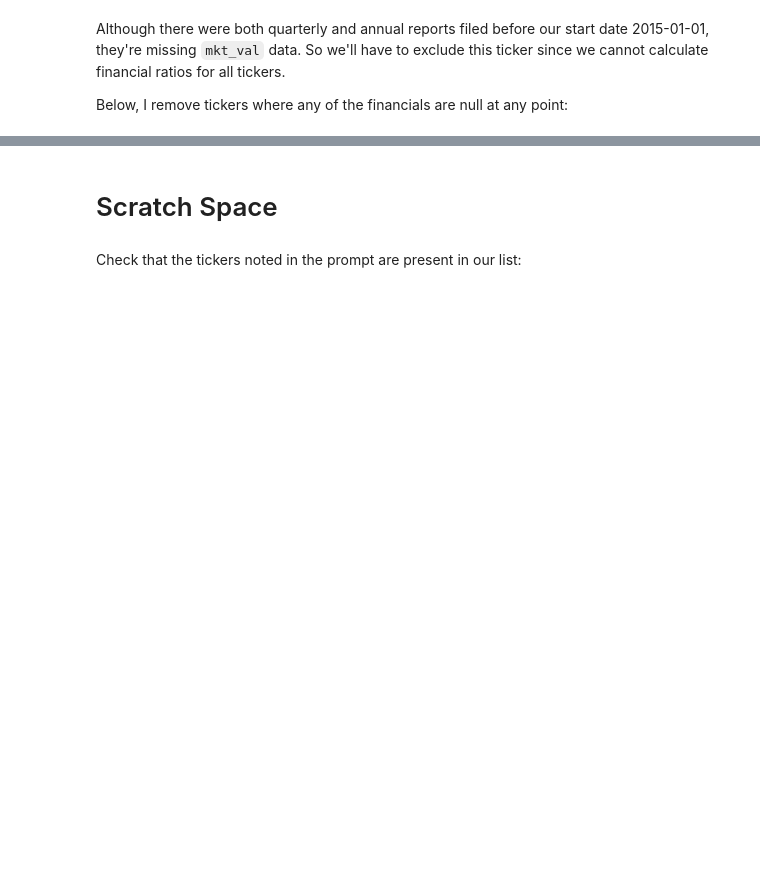
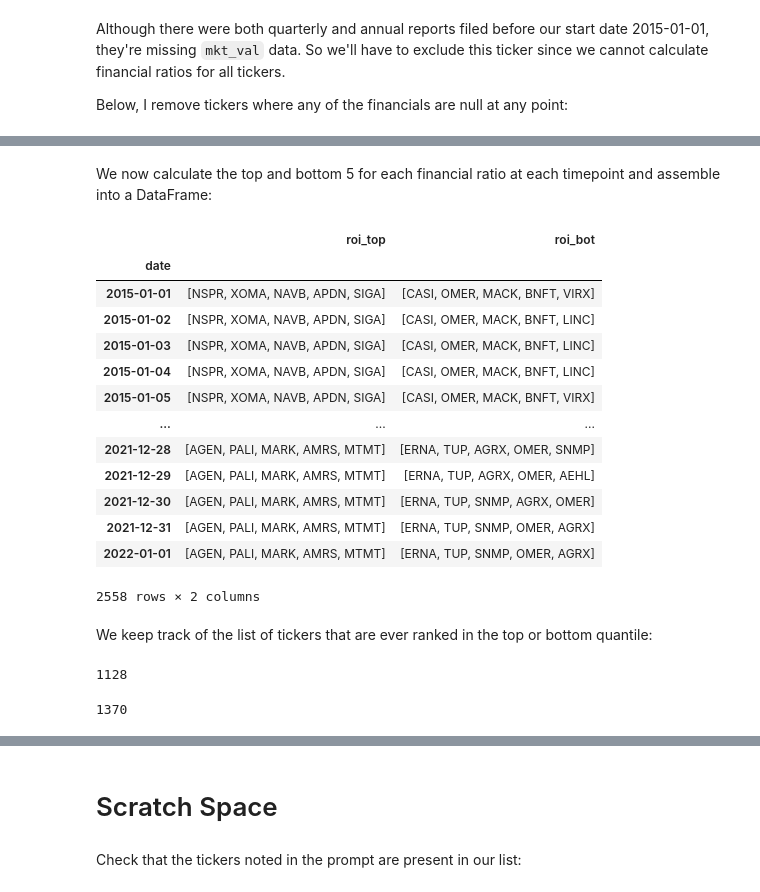
Before and after one commit to ethho/finm-33150, a Jupyter notebook: 20230126_hw3_ho_ethan_12350006.ipynb, the cells around one changed output, grey strips where cells are left out. Saved outputs shown, nothing was run; the diff lists cells and outputs as text; code cells hidden in the pictures; blank space fills up the shorter version.

```diff
--- a/20230126_hw3_ho_ethan_12350006.ipynb
+++ b/20230126_hw3_ho_ethan_12350006.ipynb
@@ -620,6 +621,10 @@ def get_all_fin_ratios(tickers=None) -> pd.DataFrame:
 # %%
 %%time
 
-# df = get_all_fin_ratios(tickers=['ASH', 'VTOL', 'ISUN', 'VIVO'])
-df = get_all_fin_ratios(tickers=['ASH', 'VTOL', 'ISUN', 'VIVO'])
+df = (
+    get_all_fin_ratios(tickers=None)
+    # get_all_fin_ratios(tickers=['ASH', 'VTOL', 'ISUN', 'VIVO'])
+    .set_index(['level_0', 'date'])
+    .sort_index()
+)
 # %% [output]
@@ -696,0 +707,19 @@ print(f"{len(null_financials)} tickers have some null value for at least one fin
+# %%
+def get_quantiles(in_df, by='roi', n=5):
+    ratio = by
+
+    def get_ranked_for_date(in_df):
+        df = in_df.sort_values(ratio, ascending=False)
+        top_n = df['ticker'].iloc[:n].tolist()
+        bot_n = df['ticker'].iloc[::-1].iloc[:n].tolist()
+        return (top_n, bot_n)
+
+    def get_ratio_ranked(in_df):
+        ratio_ranked = in_df.groupby('date')[['ticker', ratio]].apply(get_ranked_for_date)
+        return ratio_ranked
+
+    return get_ratio_ranked(in_df)
+
+df_no_idx = df.reset_index().drop(columns=['level_0']).sort_values(by='date')
+quantiles_roi = get_quantiles(df_no_idx, by='roi', n=5)
+quantiles_roi
@@ -696,0 +760,23 @@ print(f"{len(null_financials)} tickers have some null value for at least one fin
+# %% [markdown]
+We now calculate the top and bottom 5 for each financial ratio at each timepoint and assemble into a DataFrame:
+# %%
+quantiles = pd.DataFrame(
+    data=quantiles_roi.values.tolist(),
+    index=quantiles_roi.index,
+    columns=['roi_top', 'roi_bot'])
+quantiles
+# %% [output]
+|  | roi_top | roi_bot |
+| date |  |  |
+| 2015-01-01 | [NSPR, XOMA, NAVB, APDN, SIGA] | [CASI, OMER, MACK, BNFT, VIRX] |
+| 2015-01-02 | [NSPR, XOMA, NAVB, APDN, SIGA] | [CASI, OMER, MACK, BNFT, LINC] |
+| 2015-01-03 | [NSPR, XOMA, NAVB, APDN, SIGA] | [CASI, OMER, MACK, BNFT, LINC] |
+| 2015-01-04 | [NSPR, XOMA, NAVB, APDN, SIGA] | [CASI, OMER, MACK, BNFT, LINC] |
+| 2015-01-05 | [NSPR, XOMA, NAVB, APDN, SIGA] | [CASI, OMER, MACK, BNFT, VIRX] |
+| ... | ... | ... |
+| 2021-12-28 | [AGEN, PALI, MARK, AMRS, MTMT] | [ERNA, TUP, AGRX, OMER, SNMP] |
+| 2021-12-29 | [AGEN, PALI, MARK, AMRS, MTMT] | [ERNA, TUP, AGRX, OMER, AEHL] |
+| 2021-12-30 | [AGEN, PALI, MARK, AMRS, MTMT] | [ERNA, TUP, SNMP, AGRX, OMER] |
+| 2021-12-31 | [AGEN, PALI, MARK, AMRS, MTMT] | [ERNA, TUP, SNMP, OMER, AGRX] |
+| 2022-01-01 | [AGEN, PALI, MARK, AMRS, MTMT] | [ERNA, TUP, SNMP, OMER, AGRX] |
+2558 rows × 2 columns
@@ -696,0 +798,10 @@ print(f"{len(null_financials)} tickers have some null value for at least one fin
+# %% [markdown]
+We keep track of the list of tickers that are ever ranked in the top or bottom quantile:
+# %%
+len(np.unique(all_ranked))
+# %% [output]
+1128
+# %%
+len(unique_index_keys(df))
+# %% [output]
+1370
```
Also changed, not shown: parts of 22 cells of this notebook, 1 other file.
